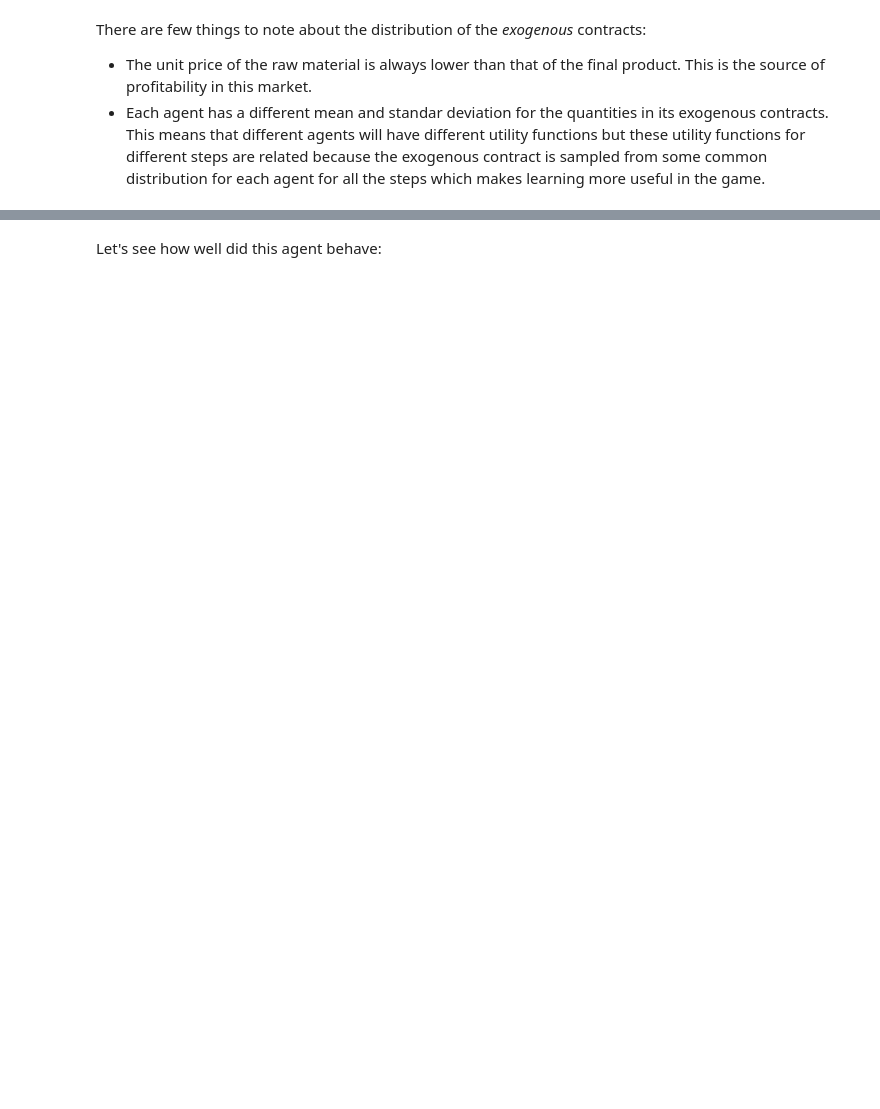
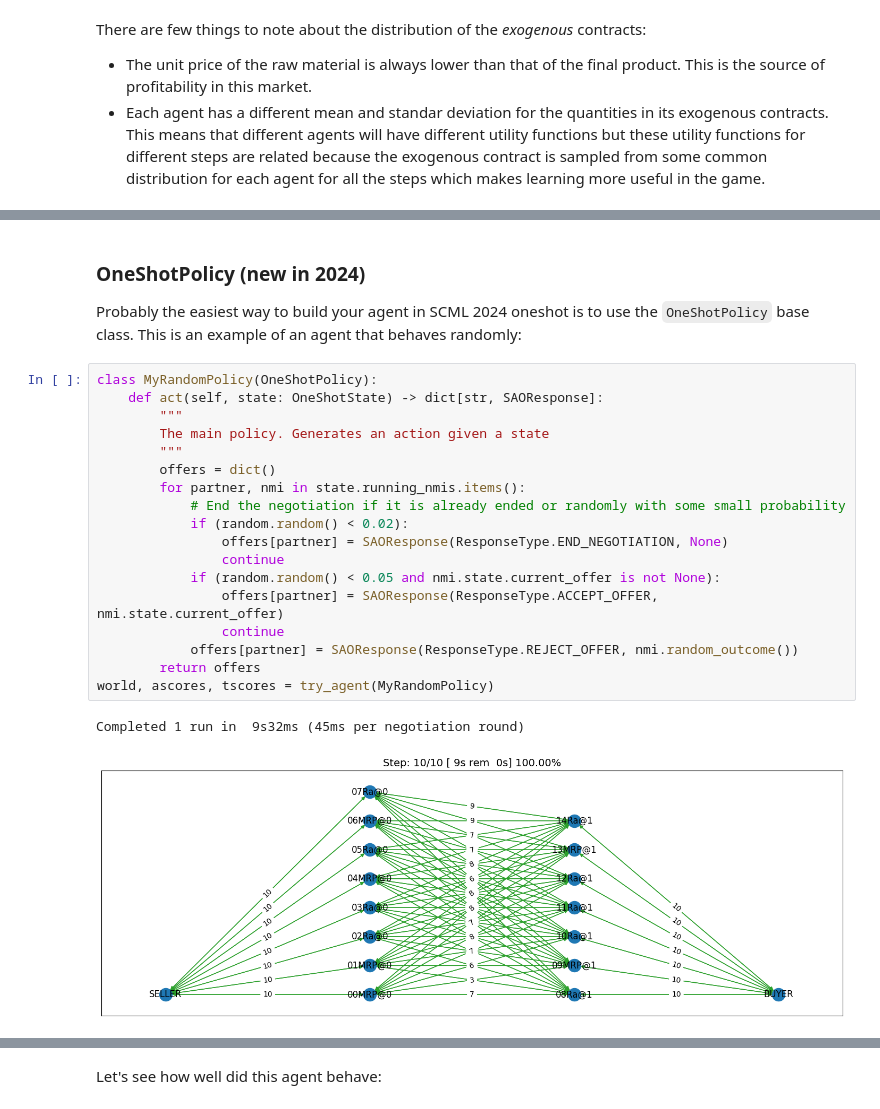
Before and after one commit to yasserfarouk/scml, a Jupyter notebook: docs/tutorials/notebooks/02.develop_agent_scml2020_oneshot.ipynb, the cells around one changed output, grey strips where cells are left out. Drawn from its saved outputs; the diff is of its cells as text; blank space fills up the shorter version.

```diff
--- a/docs/tutorials/notebooks/02.develop_agent_scml2020_oneshot.ipynb
+++ b/docs/tutorials/notebooks/02.develop_agent_scml2020_oneshot.ipynb
@@ -183,0 +256,25 @@ There are few things to note about the distribution of the *exogenous* contracts
+# %% [markdown]
+### OneShotPolicy (new in 2024)
+
+Probably the easiest way to build your agent in SCML 2024 oneshot is to use the `OneShotPolicy` base class. This is an example of an agent that behaves randomly:
+# %%
+class MyRandomPolicy(OneShotPolicy):
+    def act(self, state: OneShotState) -> dict[str, SAOResponse]:
+        """
+        The main policy. Generates an action given a state
+        """
+        offers = dict()
+        for partner, nmi in state.running_nmis.items():
+            # End the negotiation if it is already ended or randomly with some small probability
+            if (random.random() < 0.02):
+                offers[partner] = SAOResponse(ResponseType.END_NEGOTIATION, None)
+                continue
+            if (random.random() < 0.05 and nmi.state.current_offer is not None):
+                offers[partner] = SAOResponse(ResponseType.ACCEPT_OFFER, nmi.state.current_offer)
+                continue
+            offers[partner] = SAOResponse(ResponseType.REJECT_OFFER, nmi.random_outcome())
+        return offers
+world, ascores, tscores = try_agent(MyRandomPolicy)
+# %% [output]
+Completed 1 run in  9s32ms (45ms per negotiation round)
+[figure, added]
```
Also changed, not shown: parts of 33 cells of this notebook, 32 other files.
